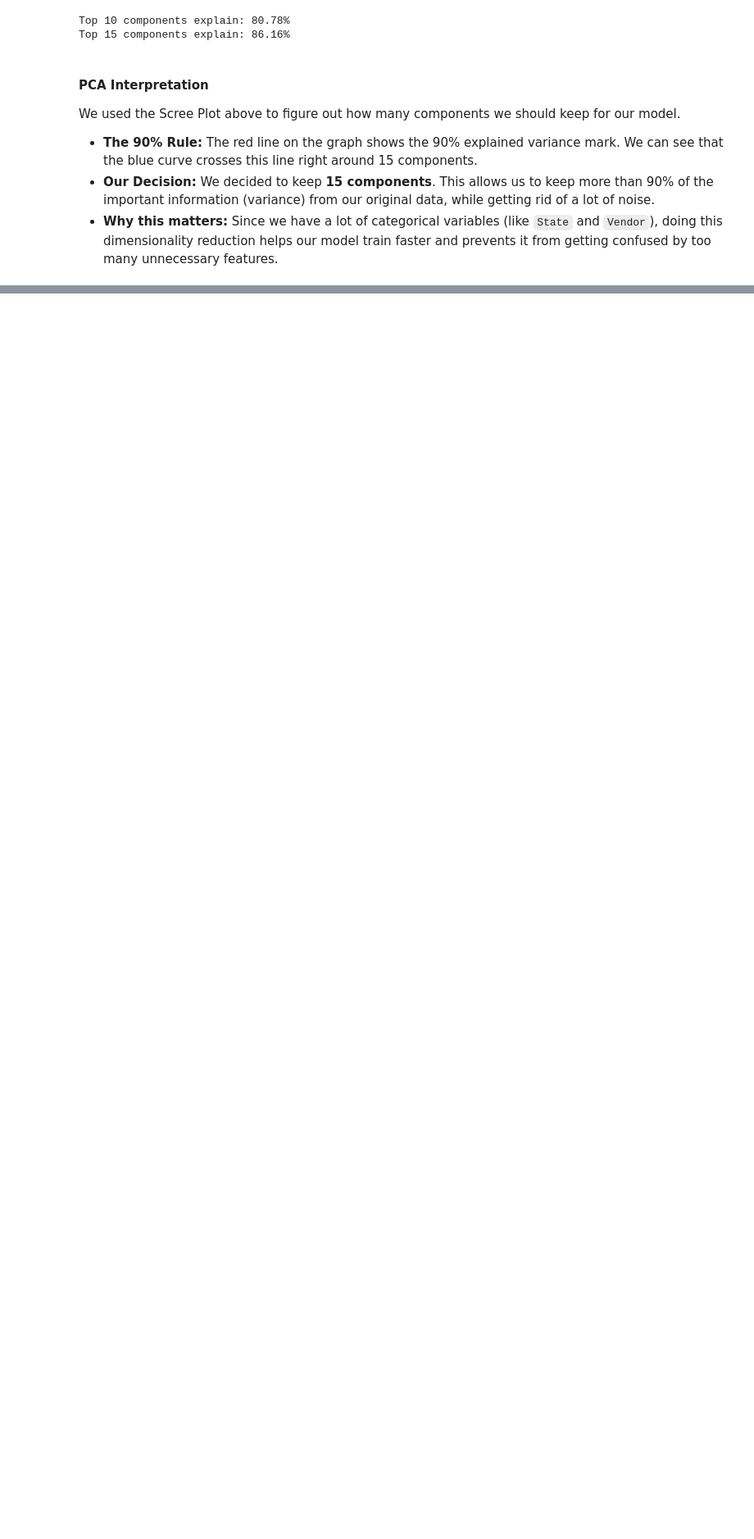
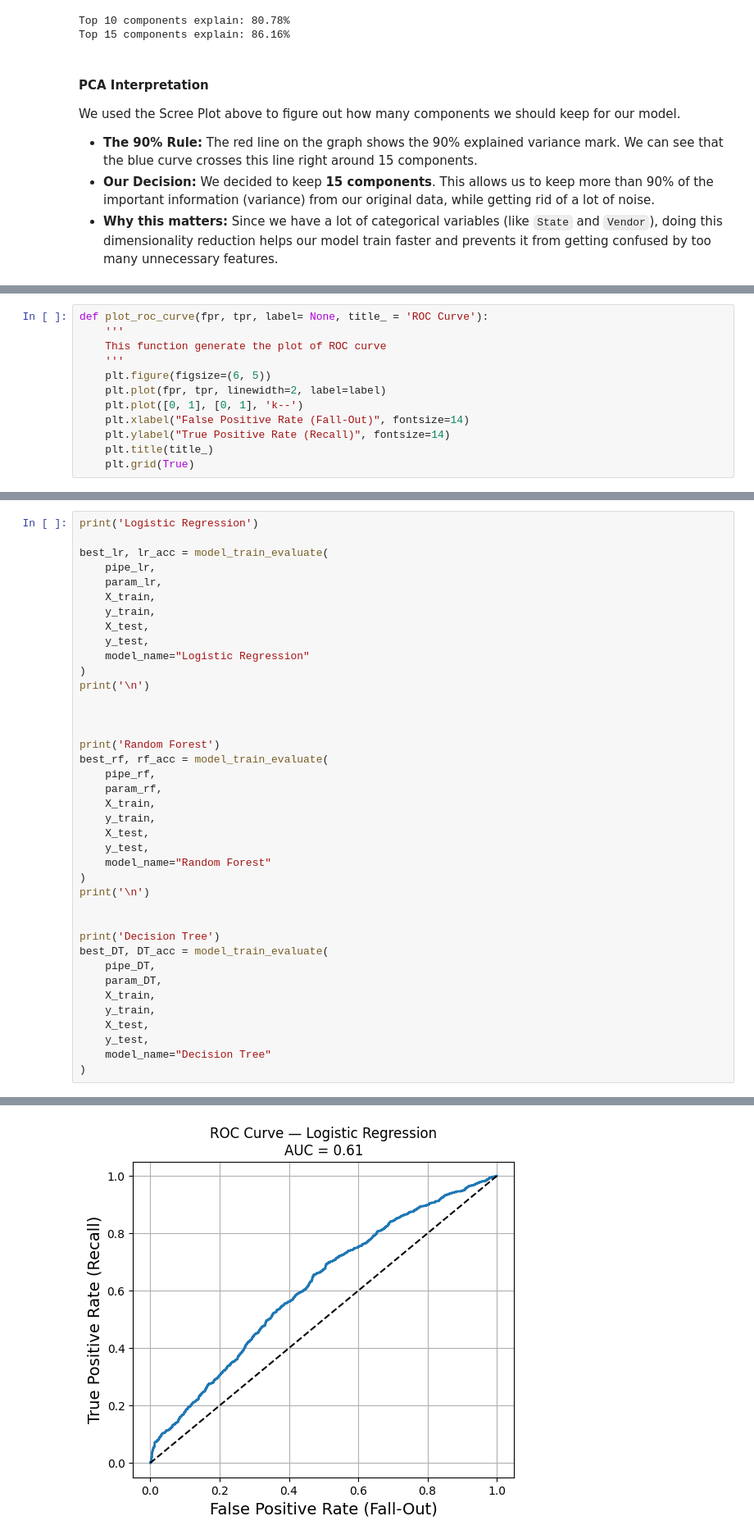
Before and after one commit to Hychow-gh/SI_618_Project, a Jupyter notebook: Project_Part_3.ipynb, the cells around one changed output, grey strips where cells are left out. Shown at 82% size. Saved outputs shown, nothing was run; the diff lists cells and outputs as text; blank space fills up the shorter version.

Commit message:
1. add data splitting section 2. add three model - logistic regression, random forest, decision tree 3. ensemble three model 4. evaluate the performace of ensemble model

```diff
--- a/Project_Part_3.ipynb
+++ b/Project_Part_3.ipynb
@@ -169,0 +276,12 @@ We used the Scree Plot above to figure out how many components we should keep fo
+# %%
+def plot_roc_curve(fpr, tpr, label= None, title_ = 'ROC Curve'):
+    '''
+    This function generate the plot of ROC curve
+    '''
+    plt.figure(figsize=(6, 5))
+    plt.plot(fpr, tpr, linewidth=2, label=label)
+    plt.plot([0, 1], [0, 1], 'k--')
+    plt.xlabel("False Positive Rate (Fall-Out)", fontsize=14)
+    plt.ylabel("True Positive Rate (Recall)", fontsize=14)
+    plt.title(title_)
+    plt.grid(True)
@@ -169,0 +334,40 @@ We used the Scree Plot above to figure out how many components we should keep fo
+# %%
+print('Logistic Regression')
+
+best_lr, lr_acc = model_train_evaluate(
+    pipe_lr,
+    param_lr,
+    X_train,
+    y_train,
+    X_test,
+    y_test,
+    model_name="Logistic Regression"
+)
+print('\n')
+
+
+
+print('Random Forest')
+best_rf, rf_acc = model_train_evaluate(
+    pipe_rf,
+    param_rf,
+    X_train,
+    y_train,
+    X_test,
+    y_test,
+    model_name="Random Forest"
+)
+print('\n')
+
+
+print('Decision Tree')
+best_DT, DT_acc = model_train_evaluate(
+    pipe_DT,
+    param_DT,
+    X_train,
+    y_train,
+    X_test,
+    y_test,
+    model_name="Decision Tree"
+)
+# %% [output]
@@ -169,0 +391 @@ We used the Scree Plot above to figure out how many components we should keep fo
+[figure, added]
```
Also changed, not shown: parts of 14 cells of this notebook, 1 other file.
